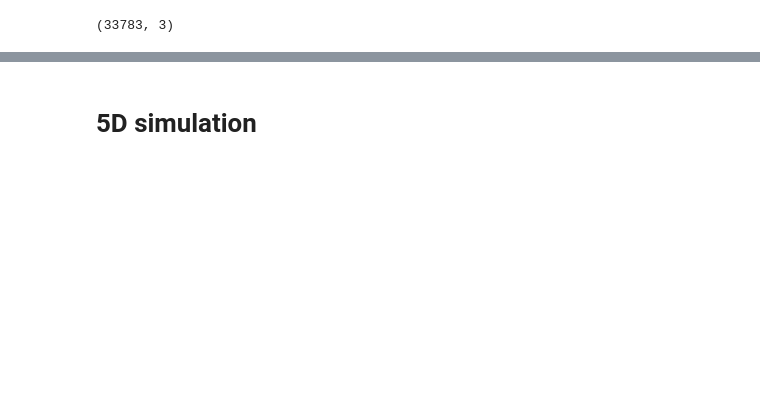
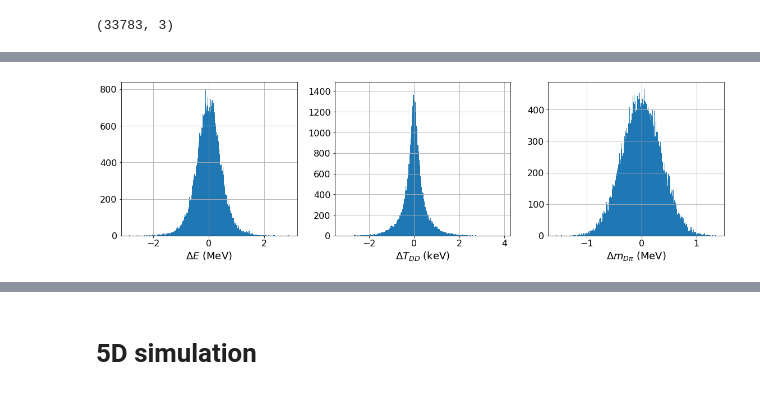
Before and after one commit to VitalyVorobyev/ddst, a Jupyter notebook: MC.ipynb, the cells around one changed output, grey strips where cells are left out. Saved outputs shown, nothing was run; the diff lists cells and outputs as text; code cells hidden in the pictures; blank space fills up the shorter version.

```diff
--- a/MC.ipynb
+++ b/MC.ipynb
@@ -10,4 +11,15 @@ mc = np.load('mc_ddpip_3d.npy')
 mc.shape
 # %% [output]
 (33783, 3)
+# %%
+def get_vars(data):
+    """ """
+    e, mddsq, md1pisq = [data[:,i] for i in range(3)]
+    s = (e + mdn + mdstp)**2
+    md2pisq = s + 2*mdn**2 + mpip**2 - mddsq - md1pisq
+    tdd = np.sqrt(mddsq) - 2*mdn
+    md1pi = np.sqrt(md1pisq)
+    return (e, tdd, md1pi, mddsq, md1pisq, md2pisq)
+# %%
+e, tdd, md1pi, mddsq, md1pisq, md2pisq = get_vars(mc)
 # %%
@@ -46,0 +89,18 @@ for i in range(3):
+# %%
+se, stdd, smd1pi, smddsq, smd1pisq, smd2pisq = get_vars(smc)
+# %%
+fig, ax = plt.subplots(ncols=3, figsize=(16,5))
+ax[0].hist(se - e, bins=250);
+ax[0].grid()
+ax[0].set_xlabel(r'$\Delta E$ (MeV)')
+
+ax[1].hist((stdd - tdd)*10**3, bins=250);
+ax[1].grid()
+ax[1].set_xlabel(r'$\Delta T_{DD}$ (keV)')
+
+ax[2].hist((smd1pi - md1pi)*10**3, bins=250);
+ax[2].grid()
+ax[2].set_xlabel(r'$\Delta m_{D\pi}$ (MeV)');
+fig.tight_layout()
+# %% [output]
+[figure, added]
```
Also changed, not shown: parts of 14 cells of this notebook, 2 other files.
